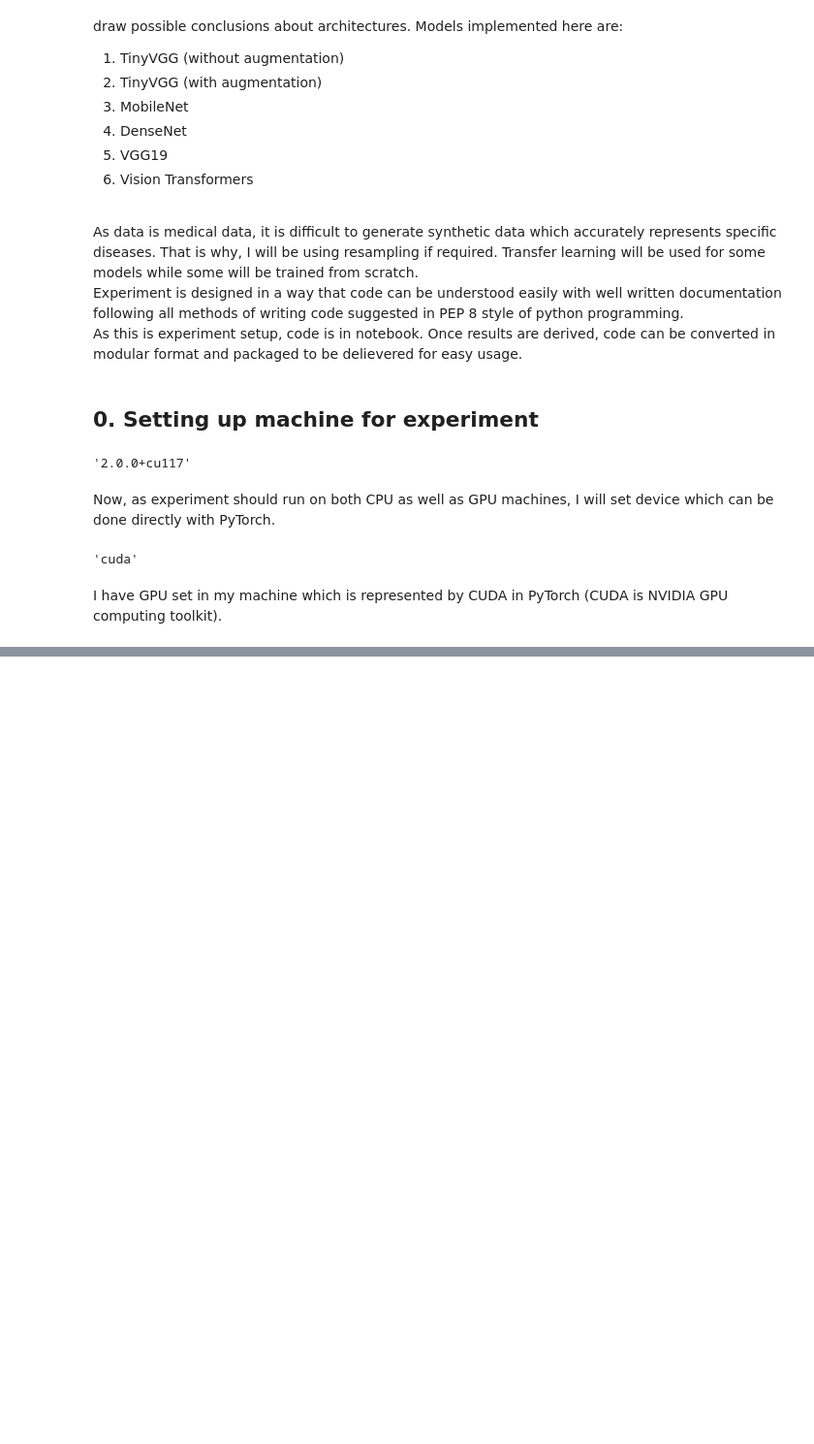
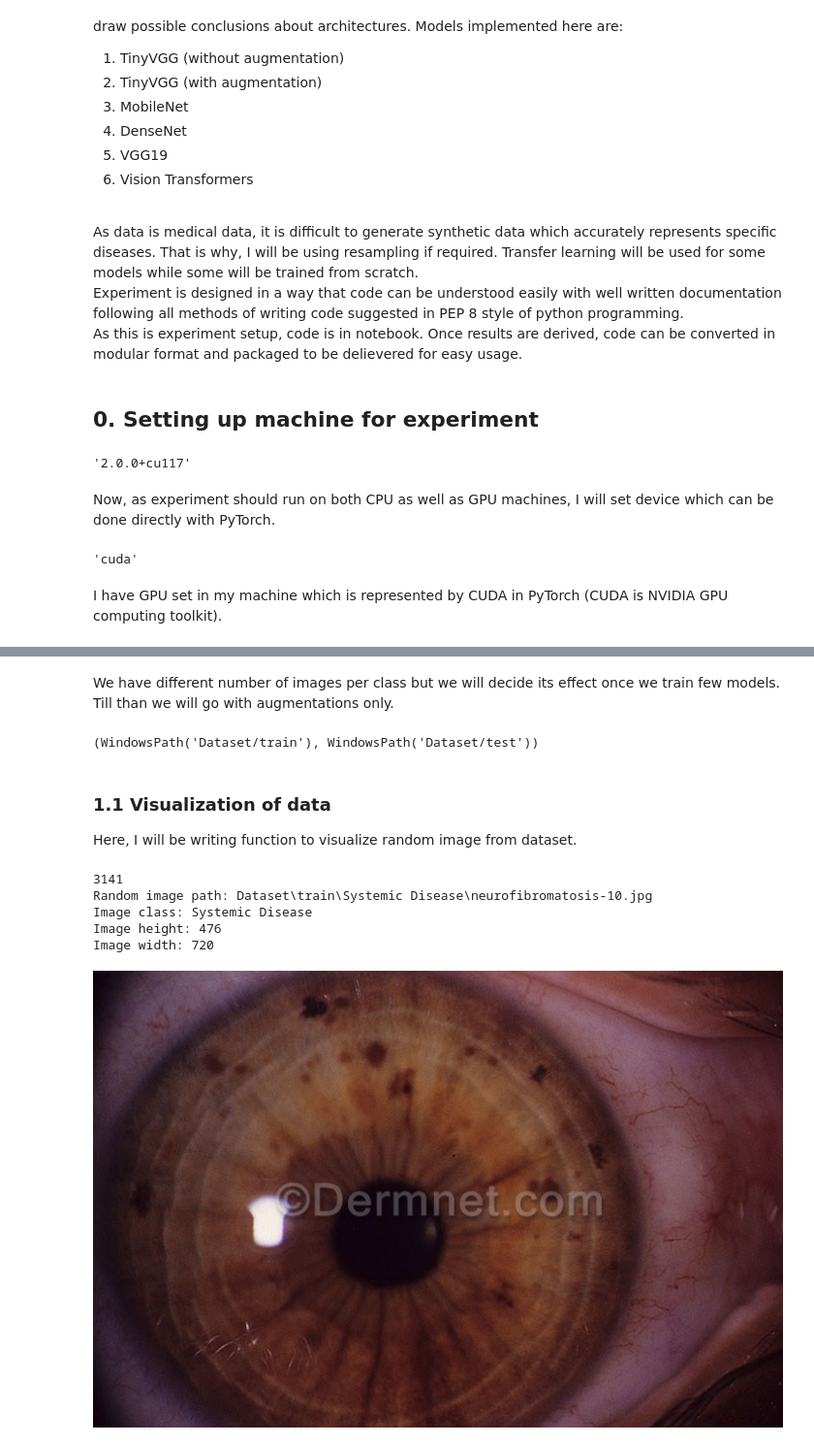
Before and after one commit to Siddharth1India/Skin-diseases-prediction-using-deep-neural-networks, a Jupyter notebook: experiment_1.ipynb, the cells around one changed output, grey strips where cells are left out. Shown at 97% size. Cells and saved outputs as stored; diff of their text form; code cells hidden in the pictures; blank space fills up the shorter version.

Commit message:
data prep

```diff
--- a/experiment_1.ipynb
+++ b/experiment_1.ipynb
@@ -35,0 +115,41 @@ I have GPU set in my machine which is represented by CUDA in PyTorch (CUDA is NV
+# %% [markdown]
+We have different number of images per class but we will decide its effect once we train few models. Till than we will go with augmentations only.
+# %%
+from pathlib import Path
+
+image_path = Path('Dataset/')
+train_dir = image_path / "train"
+test_dir = image_path / "test"
+
+train_dir, test_dir
+# %% [output]
+(WindowsPath('Dataset/train'), WindowsPath('Dataset/test'))
+# %% [markdown]
+### 1.1 Visualization of data
+Here, I will be writing function to visualize random image from dataset.
+# %%
+import random
+from PIL import Image
+
+random.seed(42)
+
+image_path_list = list(image_path.glob("*/*/*.jpg"))
+print(len(image_path_list))
+
+random_image_path = random.choice(image_path_list)
+image_class = random_image_path.parent.stem
+
+img = Image.open(random_image_path)
+
+print(f"Random image path: {random_image_path}")
+print(f"Image class: {image_class}")
+print(f"Image height: {img.height}")
+print(f"Image width: {img.width}")
+img
+# %% [output]
+3141
+Random image path: Dataset\train\Systemic Disease\neurofibromatosis-10.jpg
+Image class: Systemic Disease
+Image height: 476
+Image width: 720
+[figure, added]
```
Also changed, not shown: parts of 13 cells of this notebook.
